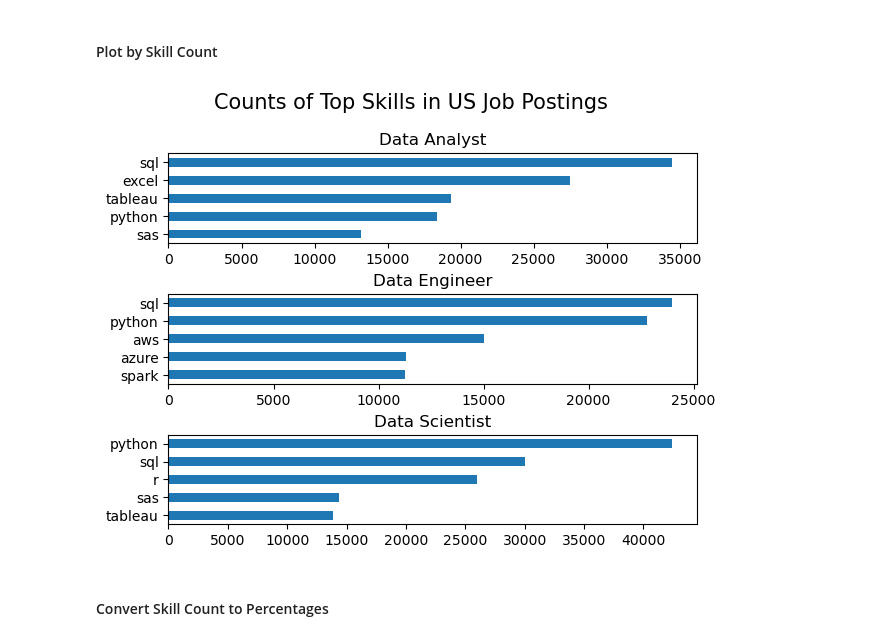
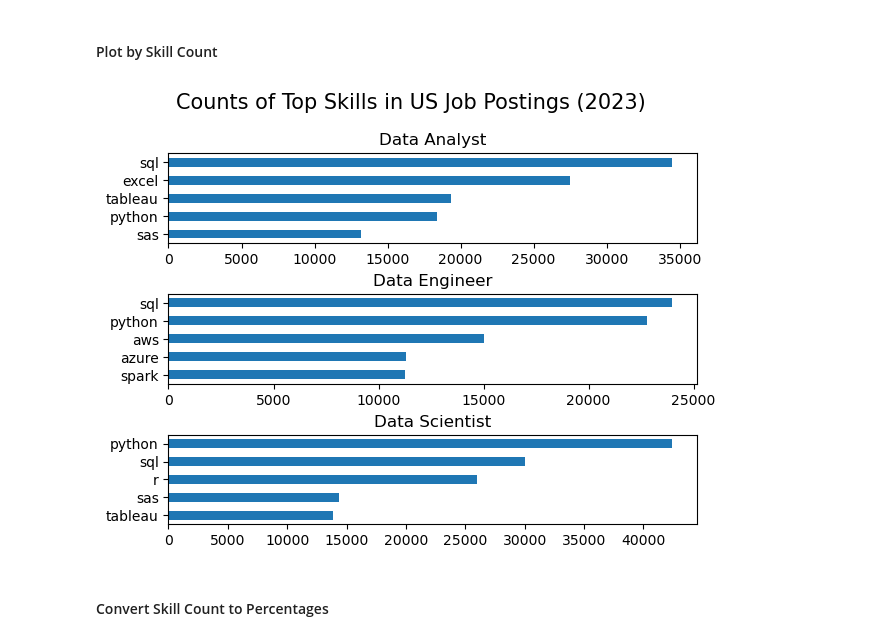
Before and after one commit to YohanaTariku1/Python_Data_Project, a Jupyter notebook: 2_Project/2_Skill_Demand.ipynb, the cells around one changed output. Saved outputs shown, nothing was run; the diff lists cells and outputs as text; code cells hidden in the pictures.

Commit message:
Modified images

```diff
--- a/2_Project/2_Skill_Demand.ipynb
+++ b/2_Project/2_Skill_Demand.ipynb
@@ -66,17 +66,17 @@ job_titles
 # %%
 fig, ax = plt.subplots(len(job_titles), 1)
 
 for i, job_title in enumerate(job_titles):
     df_plot = df_skills_count[df_skills_count['job_title_short'] == job_title].head(5)
     df_plot.plot(kind='barh', x='job_skills', y='skill_count', ax=ax[i], legend=False, title=job_title)
     ax[i].invert_yaxis()
     ax[i].set_ylabel('')
 
-fig.suptitle('Counts of Top Skills in US Job Postings', fontsize=15)
+fig.suptitle('Counts of Top Skills in US Job Postings (2023)', fontsize=15)
 fig.tight_layout(h_pad=0.5)
 plt.show()
 # %% [output]
-[figure, old version]
+[figure, new version]
 # %% [markdown]
 #### Convert Skill Count to Percentages
 # %%
```
Also changed, not shown: parts of 1 cell of this notebook, 2 other files.
